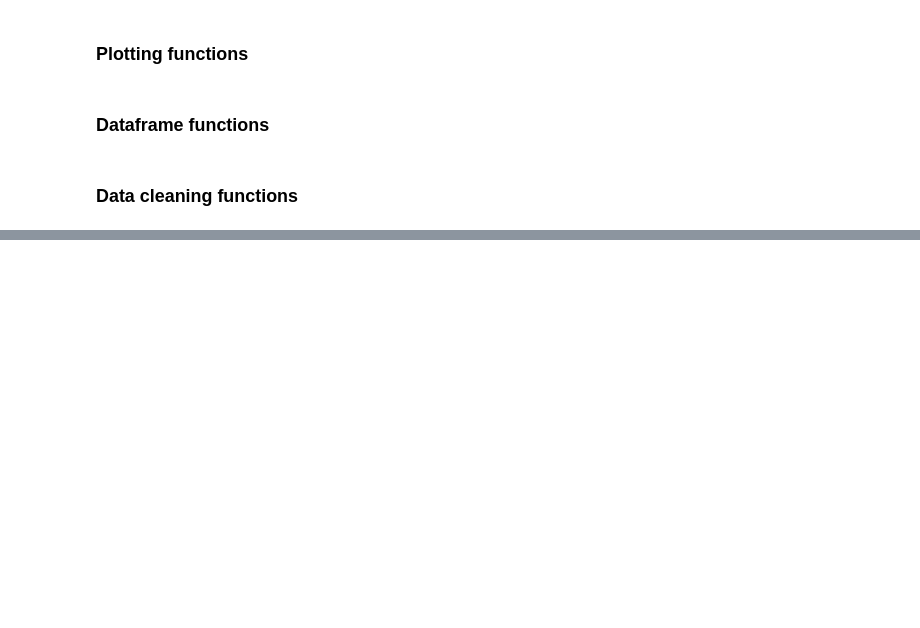
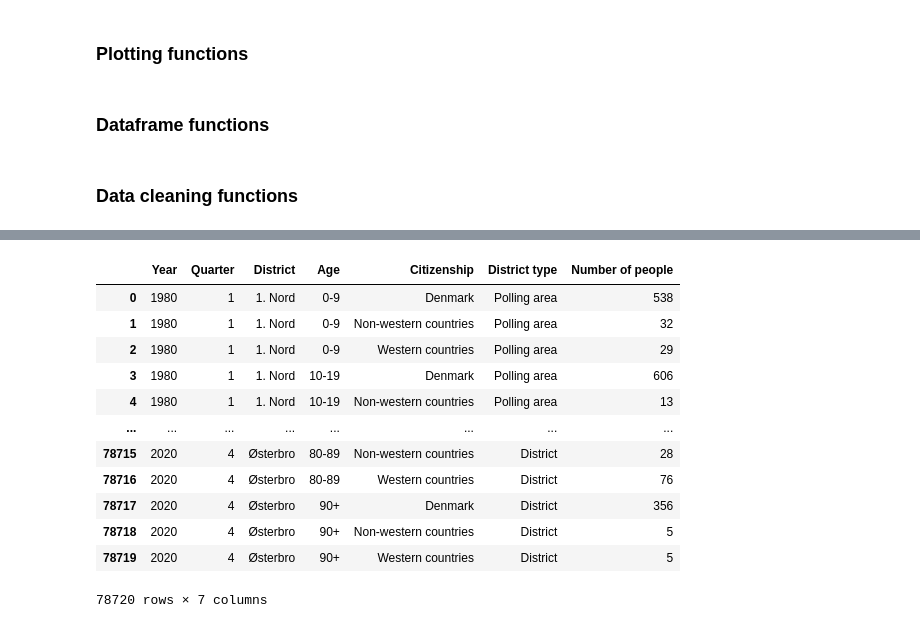
Before and after one commit to wojciechdk/social_data_analysis_and_visualization_final_project, a Jupyter notebook: basic_stats.ipynb, the cells around one changed output, grey strips where cells are left out. Saved outputs shown, nothing was run; the diff lists cells and outputs as text; code cells hidden in the pictures; blank space fills up the shorter version.

```diff
--- a/basic_stats.ipynb
+++ b/basic_stats.ipynb
@@ -2006,0 +1038,30 @@ Sex:
+# %%
+columns_to_remove = ['Age', 'Sex']
+value columns
+
+
+
+[column for column in df.columns
+                   if column not in ['Sex', 'Number of people']]
+
+# df['Number of people']
+
+display(
+    df
+    .groupby(non_sex_columns, as_index=False)
+    .sum()
+)
+# %% [output]
+|  | Year | Quarter | District | Age | Citizenship | District type | Number of people |
+| 0 | 1980 | 1 | 1. Nord | 0-9 | Denmark | Polling area | 538 |
+| 1 | 1980 | 1 | 1. Nord | 0-9 | Non-western countries | Polling area | 32 |
+| 2 | 1980 | 1 | 1. Nord | 0-9 | Western countries | Polling area | 29 |
+| 3 | 1980 | 1 | 1. Nord | 10-19 | Denmark | Polling area | 606 |
+| 4 | 1980 | 1 | 1. Nord | 10-19 | Non-western countries | Polling area | 13 |
+| ... | ... | ... | ... | ... | ... | ... | ... |
+| 78715 | 2020 | 4 | Østerbro | 80-89 | Non-western countries | District | 28 |
+| 78716 | 2020 | 4 | Østerbro | 80-89 | Western countries | District | 76 |
+| 78717 | 2020 | 4 | Østerbro | 90+ | Denmark | District | 356 |
+| 78718 | 2020 | 4 | Østerbro | 90+ | Non-western countries | District | 5 |
+| 78719 | 2020 | 4 | Østerbro | 90+ | Western countries | District | 5 |
+78720 rows × 7 columns
```
Also changed, not shown: parts of 133 cells of this notebook, 1 other file.
